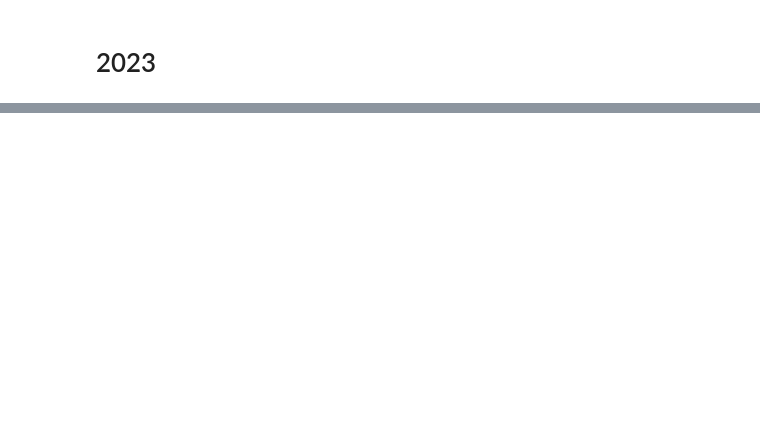
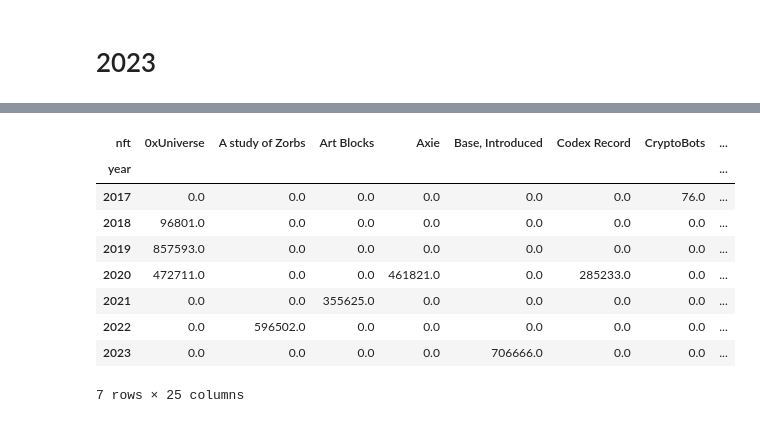
Before and after one commit to bitquery/why-blockchain-data-matters, a Jupyter notebook: Presentation.ipynb, the cells around one changed output, grey strips where cells are left out. Drawn from its saved outputs; the diff is of its cells as text; code cells hidden in the pictures; blank space fills up the shorter version.

```diff
--- a/Presentation.ipynb
+++ b/Presentation.ipynb
@@ -495,0 +556,22 @@ erc20df.plot(ax = combined_tokens)
+# %%
+combined_nft = nfts_by_year(2017)
+
+for year in [2018,2019,2020,2021,2022,2023]:
+    combined_nft = pd.concat([combined_nft,nfts_by_year(year)])
+
+
+
+nft_by_year_pivot = combined_nft.pivot_table(index=['year'],
+            columns=['nft'], values='nft_transfers').fillna(0)
+nft_by_year_pivot
+# %% [output]
+| nft | 0xUniverse | A study of Zorbs | Art Blocks | Axie | Base, Introduced | Codex Record | CryptoBots | ... |
+| year |  |  |  |  |  |  |  | ... |
+| 2017 | 0.0 | 0.0 | 0.0 | 0.0 | 0.0 | 0.0 | 76.0 | ... |
+| 2018 | 96801.0 | 0.0 | 0.0 | 0.0 | 0.0 | 0.0 | 0.0 | ... |
+| 2019 | 857593.0 | 0.0 | 0.0 | 0.0 | 0.0 | 0.0 | 0.0 | ... |
+| 2020 | 472711.0 | 0.0 | 0.0 | 461821.0 | 0.0 | 285233.0 | 0.0 | ... |
+| 2021 | 0.0 | 0.0 | 355625.0 | 0.0 | 0.0 | 0.0 | 0.0 | ... |
+| 2022 | 0.0 | 596502.0 | 0.0 | 0.0 | 0.0 | 0.0 | 0.0 | ... |
+| 2023 | 0.0 | 0.0 | 0.0 | 0.0 | 706666.0 | 0.0 | 0.0 | ... |
+7 rows × 25 columns
```
Also changed, not shown: parts of 19 cells of this notebook, 1 other file.
